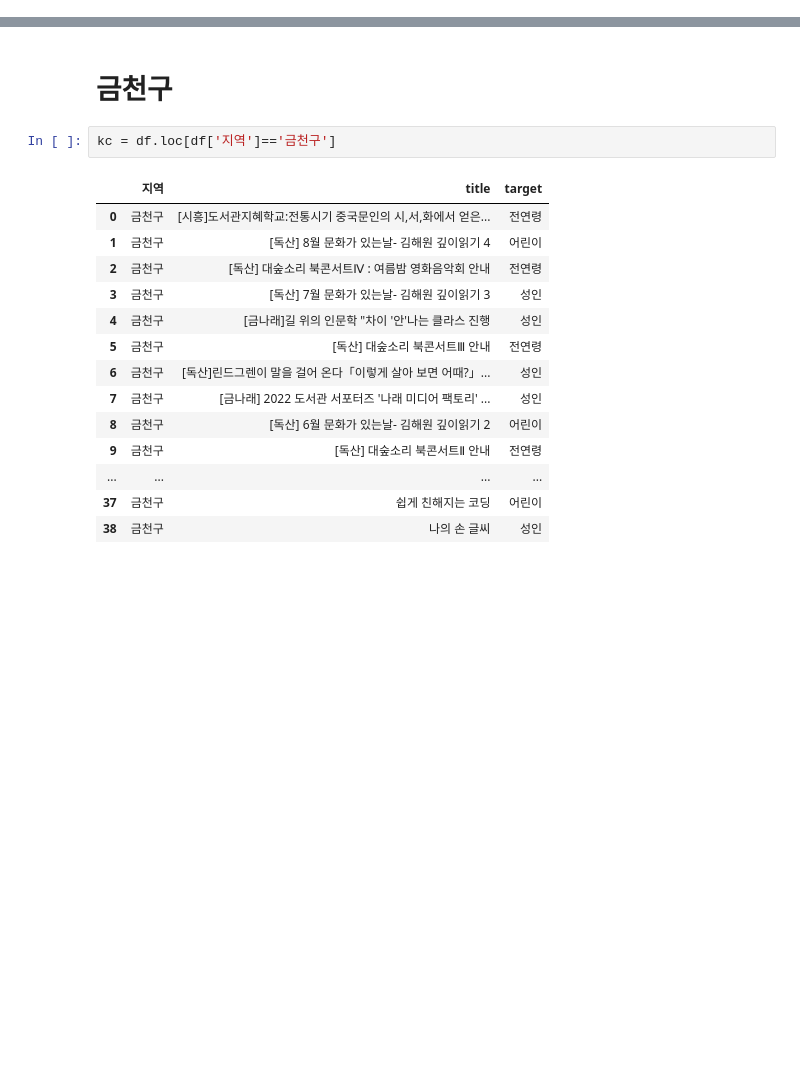
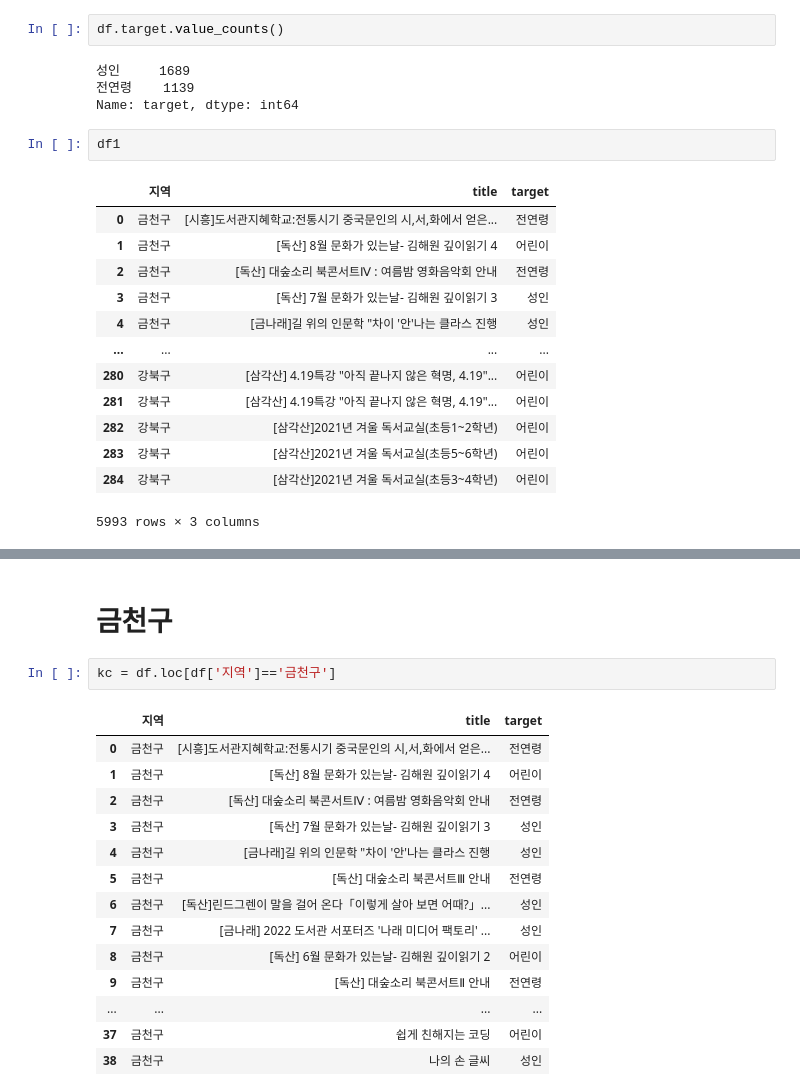
Before and after one commit to kyunakim/everybodys_lib, a Jupyter notebook: hanni/도서관 문화행사.ipynb, the cells around one changed output, grey strips where cells are left out. Saved outputs shown, nothing was run; the diff lists cells and outputs as text; blank space fills up the shorter version.

```diff
--- a/hanni/도서관 문화행사.ipynb
+++ b/hanni/도서관 문화행사.ipynb
@@ -19,0 +56,22 @@ df
+# %%
+df.target.value_counts()
+# %% [output]
+성인     1689
+전연령    1139
+Name: target, dtype: int64
+# %%
+df1
+# %% [output]
+|  | 지역 | title | target |
+| 0 | 금천구 | [시흥]도서관지혜학교:전통시기 중국문인의 시,서,화에서 얻은... | 전연령 |
+| 1 | 금천구 | [독산] 8월 문화가 있는날- 김해원 깊이읽기 4 | 어린이 |
+| 2 | 금천구 | [독산] 대숲소리 북콘서트Ⅳ : 여름밤 영화음악회 안내 | 전연령 |
+| 3 | 금천구 | [독산] 7월 문화가 있는날- 김해원 깊이읽기 3 | 성인 |
+| 4 | 금천구 | [금나래]길 위의 인문학 "차이 '안'나는 클라스 진행 | 성인 |
+| ... | ... | ... | ... |
+| 280 | 강북구 | [삼각산] 4.19특강 "아직 끝나지 않은 혁명, 4.19"... | 어린이 |
+| 281 | 강북구 | [삼각산] 4.19특강 "아직 끝나지 않은 혁명, 4.19"... | 어린이 |
+| 282 | 강북구 | [삼각산]2021년 겨울 독서교실(초등1~2학년) | 어린이 |
+| 283 | 강북구 | [삼각산]2021년 겨울 독서교실(초등5~6학년) | 어린이 |
+| 284 | 강북구 | [삼각산]2021년 겨울 독서교실(초등3~4학년) | 어린이 |
+5993 rows × 3 columns
```
Also changed, not shown: parts of 16 cells of this notebook, 12 other files.
